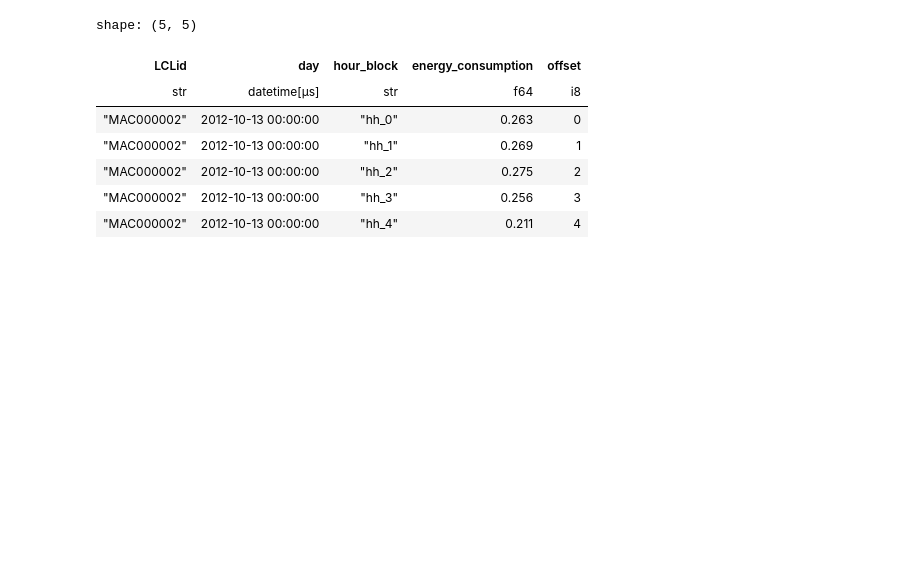
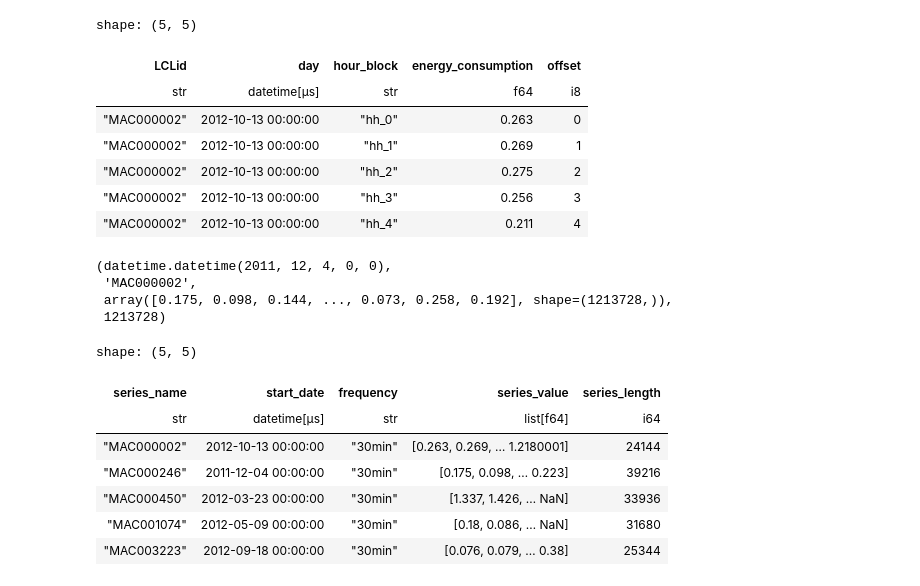
Before and after one commit to chineidu/Time-series-lab, a Jupyter notebook: notebooks/ch_2/01-lab.ipynb, the cells around one changed output. Drawn from its saved outputs; the diff is of its cells as text; code cells hidden in the pictures; blank space fills up the shorter version.

```diff
--- a/notebooks/ch_2/01-lab.ipynb
+++ b/notebooks/ch_2/01-lab.ipynb
@@ -73,7 +79,11 @@ def go_up_from_current_directory(*, go_up: int = 1) -> None:
     sys.path.insert(0, abs_path_prev_directory)
     print(abs_path_prev_directory)
 # %%
+# Remote
 fp: str = "https://archive.ics.uci.edu/ml/machine-learning-databases/00247/data_akbilgic.xlsx"
+
+# Local
+fp: str = "../../data/data_akbilgic.xlsx"
 
 columns: list[str] = [
     "date",
@@ -402,5 +472,5 @@ shape: (5, 50)
 # %%
-block_1_compact: pl.DataFrame = (
+block_1_long: pl.DataFrame = (
     block_1.unpivot(
         index=["LCLid", "day"],
         on=cs.starts_with("hh_"),
@@ -410,7 +480,7 @@ block_1_compact: pl.DataFrame = (
     .with_columns(pl.col("hour_block").str.replace("hh_", "").cast(pl.Int8).alias("offset"))
     .sort(["LCLid", "day", "offset"])
 )
-display(block_1_compact.head())
+display(block_1_long.head())
 # %% [output]
 shape: (5, 5)
 | LCLid | day | hour_block | energy_consumption | offset |
@@ -420,3 +490,29 @@ shape: (5, 5)
 | "MAC000002" | 2012-10-13 00:00:00 | "hh_2" | 0.275 | 2 |
 | "MAC000002" | 2012-10-13 00:00:00 | "hh_3" | 0.256 | 3 |
 | "MAC000002" | 2012-10-13 00:00:00 | "hh_4" | 0.211 | 4 |
+# %%
+preprocess_compact(block_1_long)
+# %% [output]
+(datetime.datetime(2011, 12, 4, 0, 0),
+ 'MAC000002',
+ array([0.175, 0.098, 0.144, ..., 0.073, 0.258, 0.192], shape=(1213728,)),
+ 1213728)
+# %%
+block1_compact: pl.DataFrame = load_process_block_compact(
+    df=block_1_long,
+    freq="30min",
+    ts_identifier="series_name",
+    value_name="series_value",
+)
+
+
+block1_compact.head()
+# %% [output]
+shape: (5, 5)
+| series_name | start_date | frequency | series_value | series_length |
+| str | datetime[μs] | str | list[f64] | i64 |
+| "MAC000002" | 2012-10-13 00:00:00 | "30min" | [0.263, 0.269, … 1.2180001] | 24144 |
+| "MAC000246" | 2011-12-04 00:00:00 | "30min" | [0.175, 0.098, … 0.223] | 39216 |
+| "MAC000450" | 2012-03-23 00:00:00 | "30min" | [1.337, 1.426, … NaN] | 33936 |
+| "MAC001074" | 2012-05-09 00:00:00 | "30min" | [0.18, 0.086, … NaN] | 31680 |
+| "MAC003223" | 2012-09-18 00:00:00 | "30min" | [0.076, 0.079, … 0.38] | 25344 |
```
Also changed, not shown: parts of 21 cells of this notebook, 3 other files.
